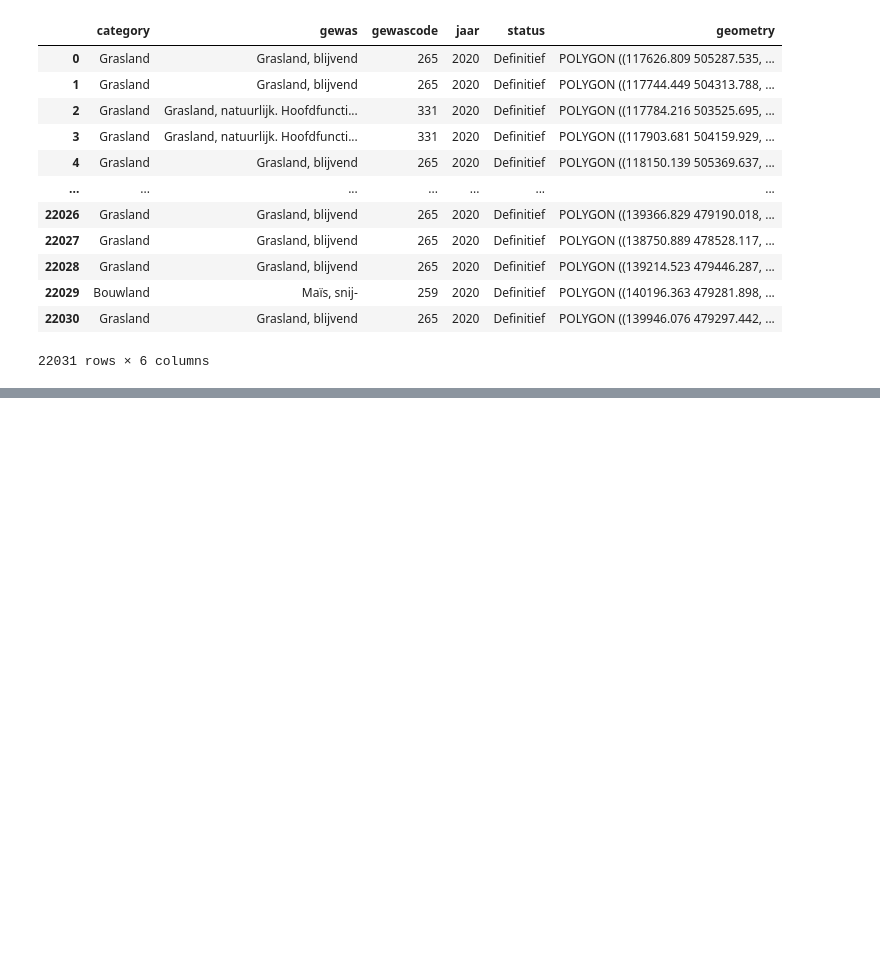
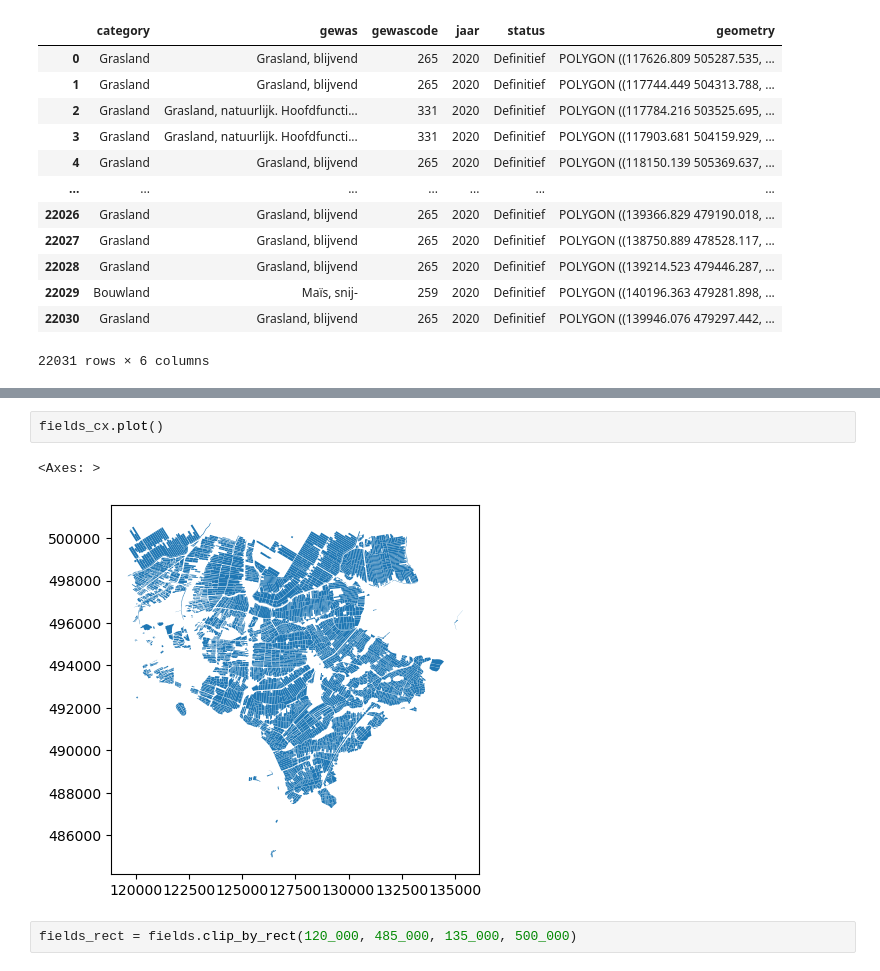
Before and after one commit to Pirouz-Nourian/geospatialpython, a Jupyter notebook: 03_vector_data.ipynb, the cells around one changed output, grey strips where cells are left out. Drawn from its saved outputs; the diff is of its cells as text; blank space fills up the shorter version.

```diff
--- a/03_vector_data.ipynb
+++ b/03_vector_data.ipynb
@@ -20,0 +62,7 @@ fields
+# %%
+fields_cx.plot()
+# %% [output]
+<Axes: >
+[figure, added]
+# %%
+fields_rect = fields.clip_by_rect(120_000, 485_000, 135_000, 500_000)
```
Also changed, not shown: parts of 10 cells of this notebook, 1 other file.
